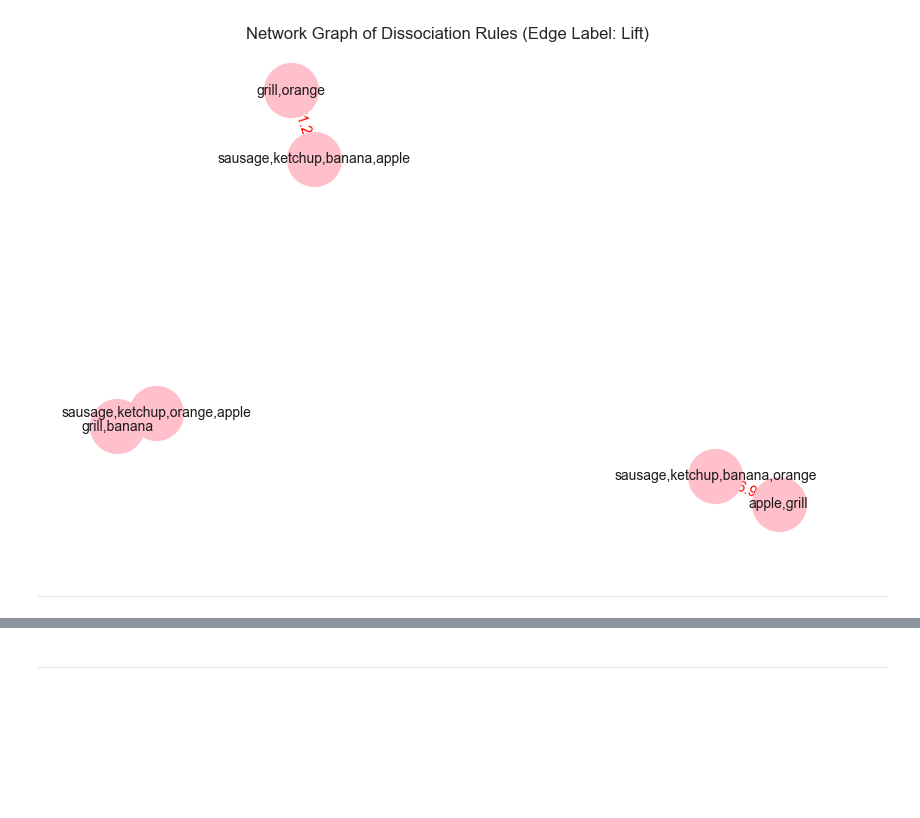
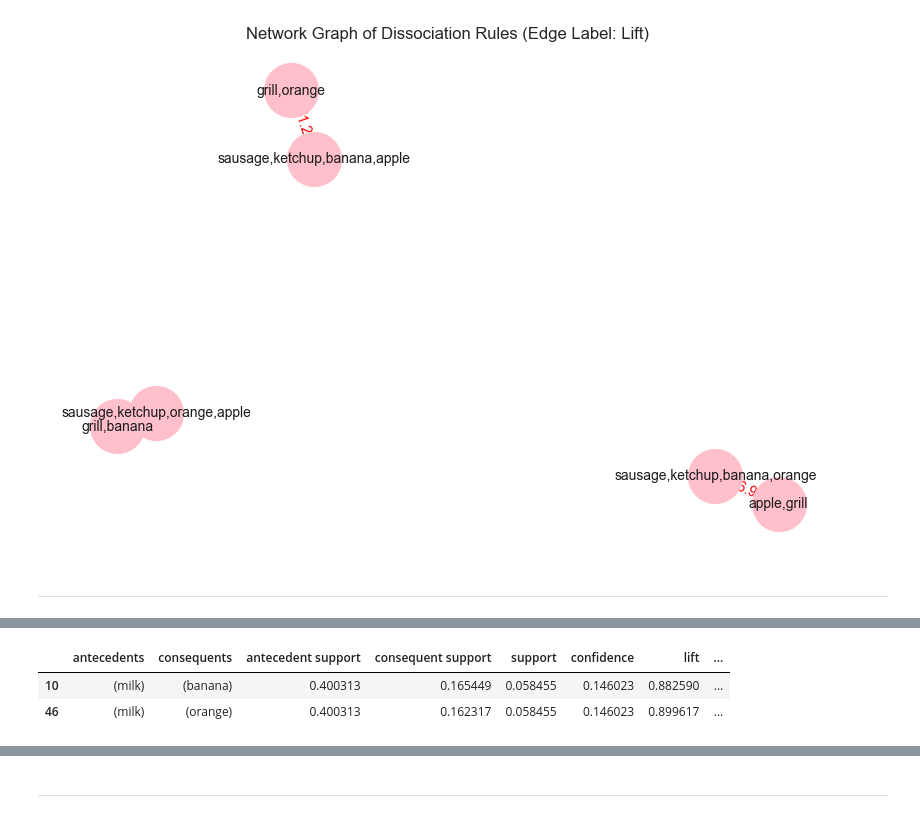
Before and after one commit to mmartyna123/InformationRetrieval, a Jupyter notebook: Lab6/Lab6IR.ipynb, the cells around one changed output, grey strips where cells are left out. Drawn from its saved outputs; the diff is of its cells as text; code cells hidden in the pictures; blank space fills up the shorter version.

```diff
--- a/Lab6/Lab6IR.ipynb
+++ b/Lab6/Lab6IR.ipynb
@@ -282,0 +277,20 @@ plt.show()
+# %%
+minSup = 0.05 #iteset has to appear in at least 5% of the transactions
+frequent_itemsets_negative = apriori(basketdf, min_support=minSup, use_colnames=True)
+# print(f"Number of frequent itemsets with min support of {minSup} is {frequent_itemsets_negative.shape[0]}")
+# print(f"Here are the frequent itemsets:")
+# print(frequent_itemsets_negative)
+
+minConf = 0.0
+zero_rules = association_rules(frequent_itemsets_negative, metric="confidence", min_threshold=minConf)
+# print(f"Number of rules with min confidence of {minConf} is {rules.shape[0]}")
+# print(f"The achieved rules:")
+# zero_rules.sort_values(by='confidence', ascending=True)
+
+#Now filtering the rules that are negative
+negative_rules = zero_rules[(zero_rules['confidence'] < 0.15) & (zero_rules['lift'] < 0.9)]
+negative_rules.sort_values(by='confidence', ascending=True)
+# %% [output]
+|  | antecedents | consequents | antecedent support | consequent support | support | confidence | lift | ... |
+| 10 | (milk) | (banana) | 0.400313 | 0.165449 | 0.058455 | 0.146023 | 0.882590 | ... |
+| 46 | (milk) | (orange) | 0.400313 | 0.162317 | 0.058455 | 0.146023 | 0.899617 | ... |
```
Also changed, not shown: parts of 8 cells of this notebook.
